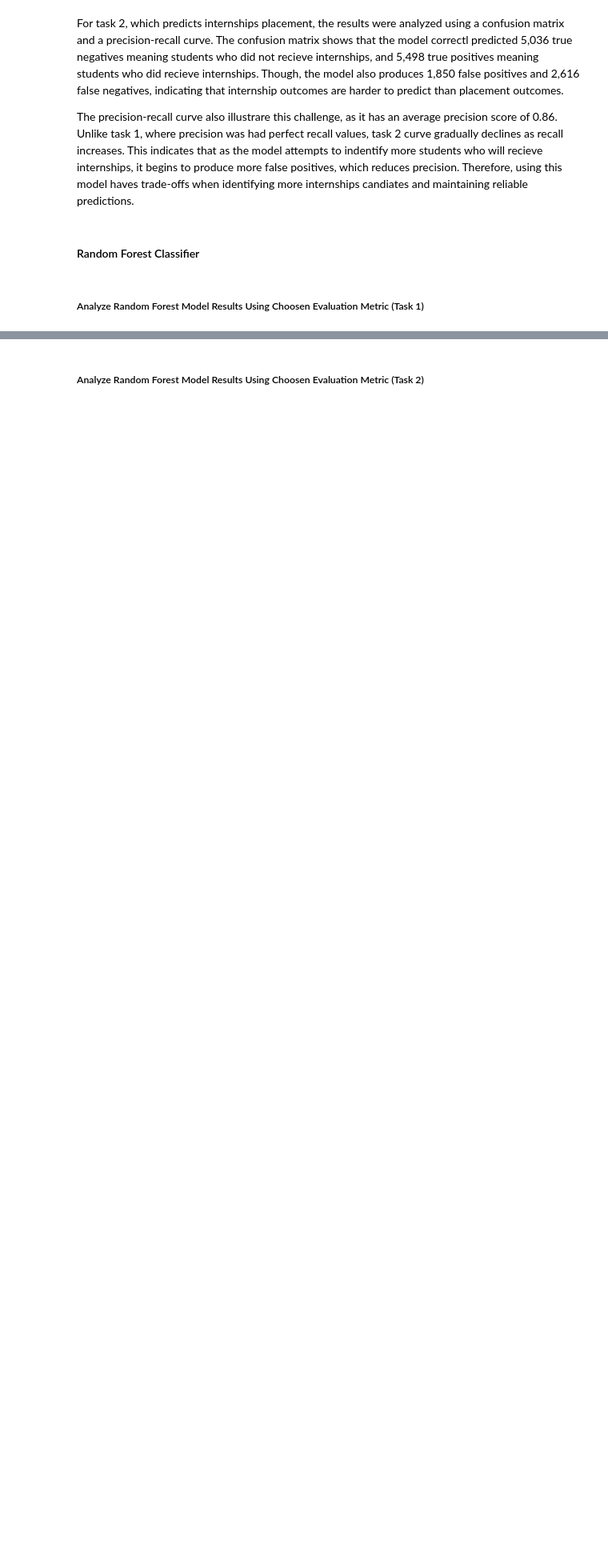
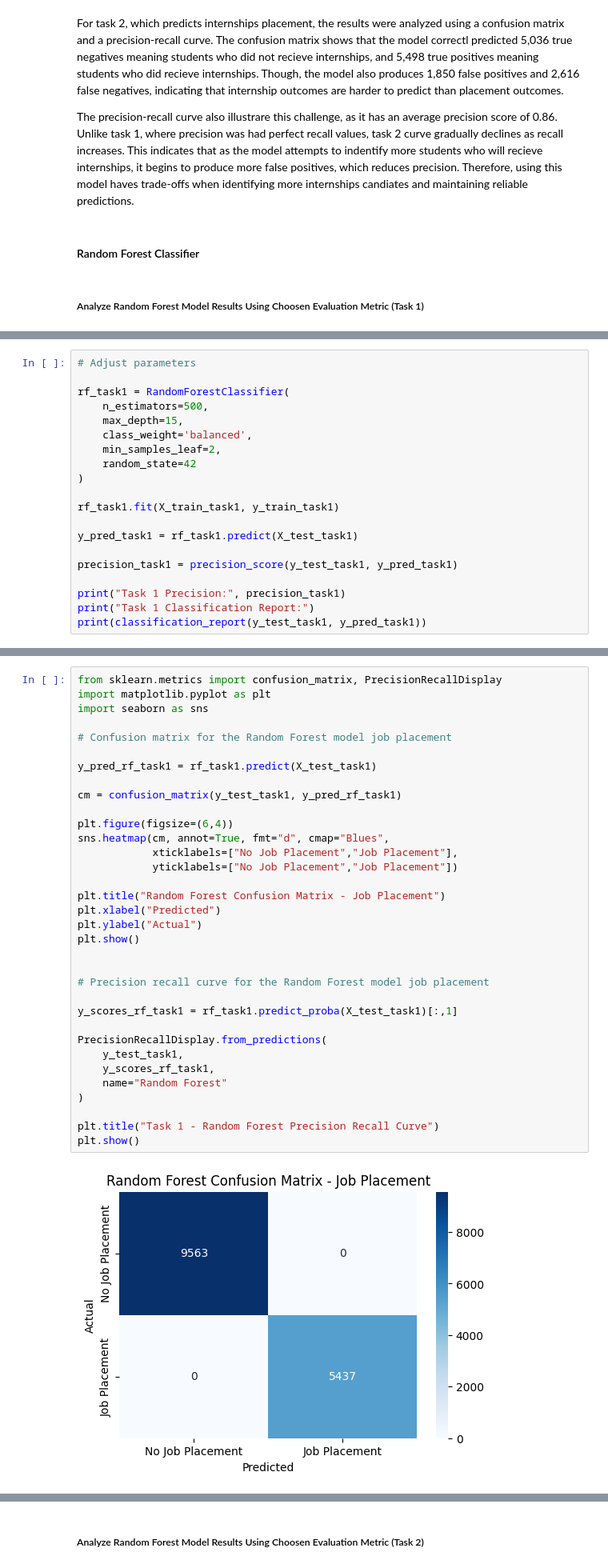
Before and after one commit to muskaanmahes/DS-7331-Term-Project, a Jupyter notebook: Lab_Two-Classification/LabTwo_Master.ipynb, the cells around one changed output, grey strips where cells are left out. Shown at 80% size. Saved outputs shown, nothing was run; the diff lists cells and outputs as text; blank space fills up the shorter version.

```diff
--- a/Lab_Two-Classification/LabTwo_Master.ipynb
+++ b/Lab_Two-Classification/LabTwo_Master.ipynb
@@ -444,0 +500,20 @@ The precision-recall curve also illustrare this challenge, as it has an average
+# %%
+# Adjust parameters
+
+rf_task1 = RandomForestClassifier(
+    n_estimators=500,
+    max_depth=15,
+    class_weight='balanced',
+    min_samples_leaf=2,
+    random_state=42
+)
+
+rf_task1.fit(X_train_task1, y_train_task1)
+
+y_pred_task1 = rf_task1.predict(X_test_task1)
+
+precision_task1 = precision_score(y_test_task1, y_pred_task1)
+
+print("Task 1 Precision:", precision_task1)
+print("Task 1 Classification Report:")
+print(classification_report(y_test_task1, y_pred_task1))
@@ -444,0 +533,36 @@ The precision-recall curve also illustrare this challenge, as it has an average
+# %%
+from sklearn.metrics import confusion_matrix, PrecisionRecallDisplay
+import matplotlib.pyplot as plt
+import seaborn as sns
+
+# Confusion matrix for the Random Forest model job placement
+
+y_pred_rf_task1 = rf_task1.predict(X_test_task1)
+
+cm = confusion_matrix(y_test_task1, y_pred_rf_task1)
+
+plt.figure(figsize=(6,4))
+sns.heatmap(cm, annot=True, fmt="d", cmap="Blues",
+            xticklabels=["No Job Placement","Job Placement"],
+            yticklabels=["No Job Placement","Job Placement"])
+
+plt.title("Random Forest Confusion Matrix - Job Placement")
+plt.xlabel("Predicted")
+plt.ylabel("Actual")
+plt.show()
+
+
+# Precision recall curve for the Random Forest model job placement
+
+y_scores_rf_task1 = rf_task1.predict_proba(X_test_task1)[:,1]
+
+PrecisionRecallDisplay.from_predictions(
+    y_test_task1,
+    y_scores_rf_task1,
+    name="Random Forest"
+)
+
+plt.title("Task 1 - Random Forest Precision Recall Curve")
+plt.show()
+# %% [output]
+[figure, added]
```
Also changed, not shown: parts of 19 cells of this notebook.
